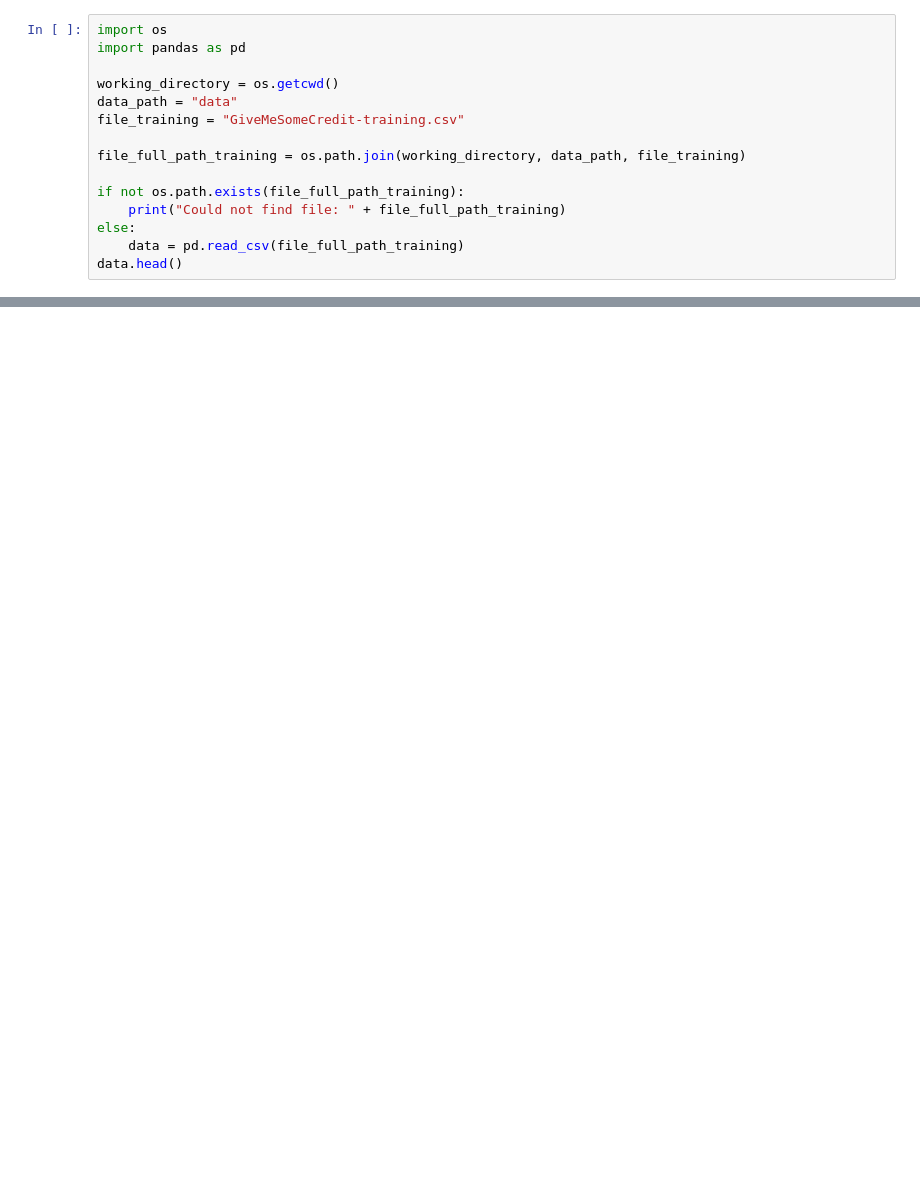
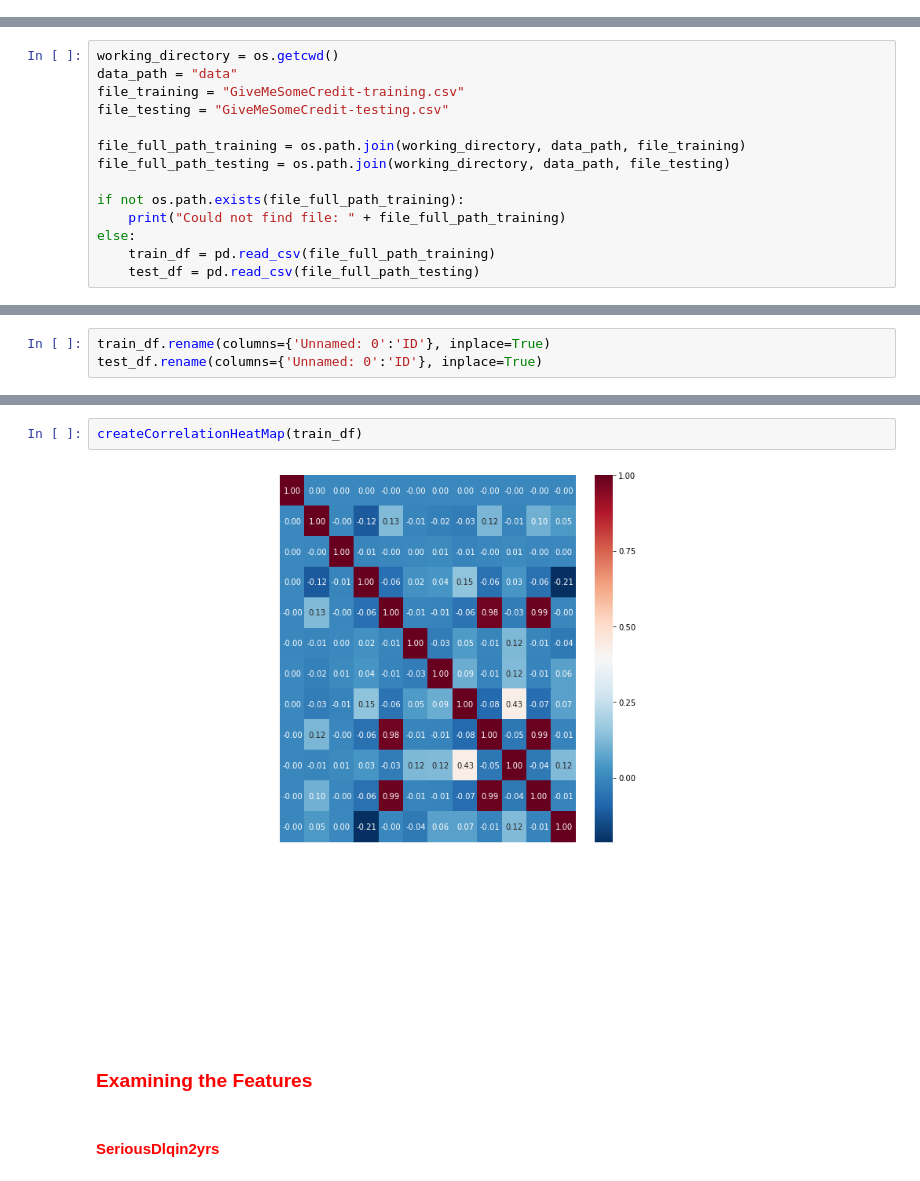
Before and after one commit to DrIanGregory/Kaggle-GiveMeSomeCredit, a Jupyter notebook: Give_Me_Some_Credit_Ian_Gregory.ipynb, the cells around one changed output, grey strips where cells are left out. Drawn from its saved outputs; the diff is of its cells as text; blank space fills up the shorter version.

```diff
--- a/Give_Me_Some_Credit_Ian_Gregory.ipynb
+++ b/Give_Me_Some_Credit_Ian_Gregory.ipynb
@@ -1,15 +0,0 @@
-# %%
-import os
-import pandas as pd
-
-working_directory = os.getcwd()
-data_path = "data"
-file_training = "GiveMeSomeCredit-training.csv"
-
-file_full_path_training = os.path.join(working_directory, data_path, file_training)
-
-if not os.path.exists(file_full_path_training):
-    print("Could not find file: " + file_full_path_training)
-else:
-    data = pd.read_csv(file_full_path_training)
-data.head()
@@ -286,0 +128,14 @@ sum(data_to_use>=90)
+# %%
+working_directory = os.getcwd()
+data_path = "data"
+file_training = "GiveMeSomeCredit-training.csv"
+file_testing = "GiveMeSomeCredit-testing.csv"
+
+file_full_path_training = os.path.join(working_directory, data_path, file_training)
+file_full_path_testing = os.path.join(working_directory, data_path, file_testing)
+
+if not os.path.exists(file_full_path_training):
+    print("Could not find file: " + file_full_path_training)
+else:
+    train_df = pd.read_csv(file_full_path_training)
+    test_df = pd.read_csv(file_full_path_testing)
@@ -286,0 +162,3 @@ sum(data_to_use>=90)
+# %%
+train_df.rename(columns={'Unnamed: 0':'ID'}, inplace=True)
+test_df.rename(columns={'Unnamed: 0':'ID'}, inplace=True)
@@ -286,0 +246,8 @@ sum(data_to_use>=90)
+# %%
+createCorrelationHeatMap(train_df)
+# %% [output]
+[figure, added]
+# %% [markdown]
+<h3 style=color:red>Examining the Features</h3>
+# %% [markdown]
+<h4 style=color:red>SeriousDlqin2yrs</h4>
```
Also changed, not shown: parts of 77 cells of this notebook, 5 other files.
